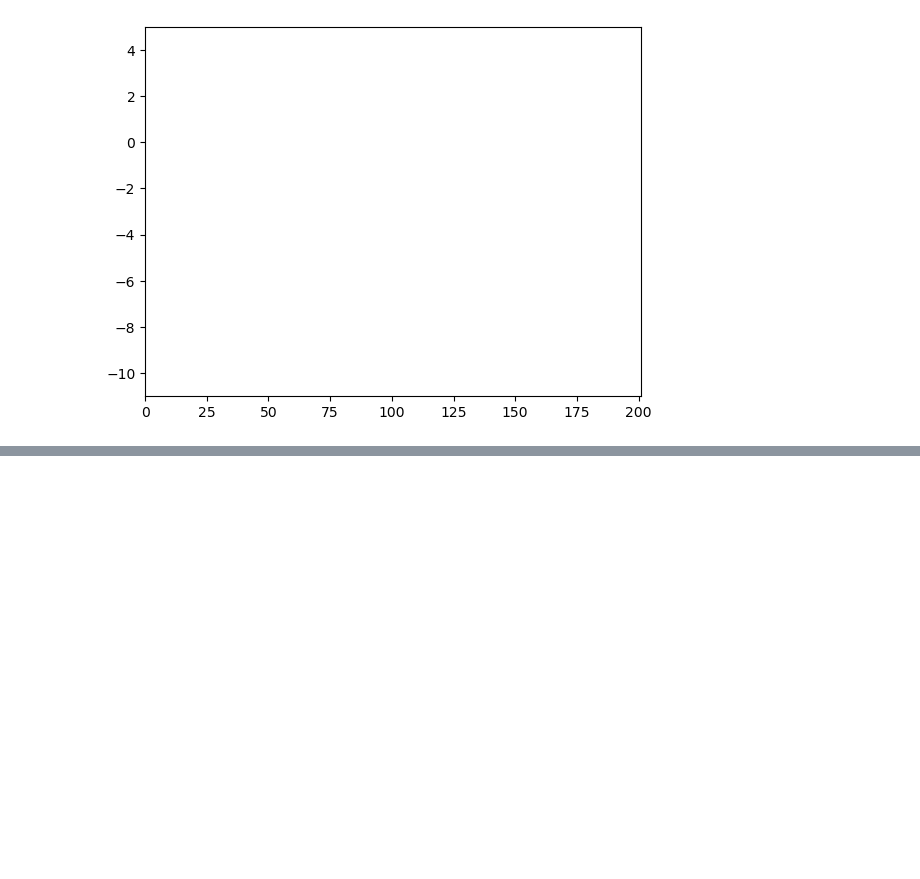
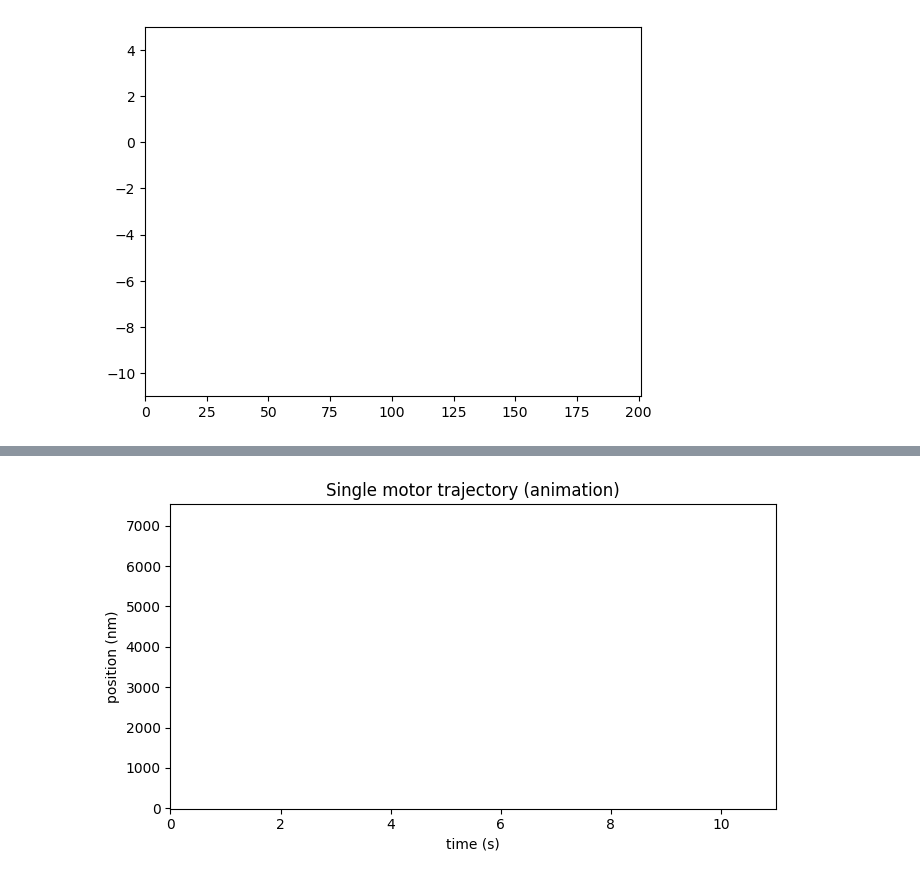
Before and after one commit to limeng-111/Motion_motor, a Jupyter notebook: molecular_motor.ipynb, the cells around one changed output, grey strips where cells are left out. Cells and saved outputs as stored; diff of their text form; code cells hidden in the pictures; blank space fills up the shorter version.

```diff
--- a/molecular_motor.ipynb
+++ b/molecular_motor.ipynb
@@ -189,0 +188,73 @@ numeric v ≈ 728.24 nm/s
+# %%
+#Animation
+
+# ======================
+# 6. animation：一条轨迹 + 移动小球
+# ======================
+
+from matplotlib.animation import FuncAnimation
+
+# 选一条trajectory，这里就用第 0 条
+x_traj = traj[0]
+t_traj = t               # 为了可读性单独命名
+
+fig, ax = plt.subplots(figsize=(7,4))
+
+# 先设置好坐标范围
+ax.set_xlim(0, T_total)
+y_min = np.min(x_traj)
+y_max = np.max(x_traj)
+if y_min == y_max:       # 防止全程没怎么动导致 min == max
+    y_min -= 10
+    y_max += 10
+ax.set_ylim(y_min - 10, y_max + 10)
+
+ax.set_xlabel('time (s)')
+ax.set_ylabel('position (nm)')
+ax.set_title('Single motor trajectory (animation)')
+
+# 曲线 + 小球（初始先空的）
+line, = ax.plot([], [], lw=2, color='steelblue')
+ball, = ax.plot([], [], 'ro', markersize=8)
+
+def init():
+    line.set_data([], [])
+    ball.set_data([], [])
+    return line, ball
+
+def update(frame):
+    # 画到当前 frame 为止的轨迹
+    line.set_data(t_traj[:frame+1], x_traj[:frame+1])
+    # 小球的位置也要是“序列”，哪怕只有一个点
+    ball.set_data([t_traj[frame]], [x_traj[frame]])
+    return line, ball
+
+zoom_range = 30   # 显示 ±30 nm 的窗口，你可以调小或调大
+
+window = 0.3  # seconds
+
+def update_zoom(frame):
+    line.set_data(t_traj[:frame+1], x_traj[:frame+1])
+    ball.set_data([t_traj[frame]], [x_traj[frame]])
+
+    # x-axis zoom into the recent 0.3s
+    t_now = t_traj[frame]
+    ax.set_xlim(t_now - window, t_now)
+
+    return line, ball
+
+
+ani = FuncAnimation(
+    fig,
+    update_zoom,
+    frames=len(t_traj),   # 动画总帧数
+    init_func=init,
+    interval=20,          # 每帧间隔 ms，可以调快/调慢
+    blit=True
+)
+
+ax.set_xlim(0, 11)
+plt.tight_layout()
+plt.show()
+# %% [output]
+[figure, added]
```
Also changed, not shown: parts of 2 cells of this notebook, 2 other files.
